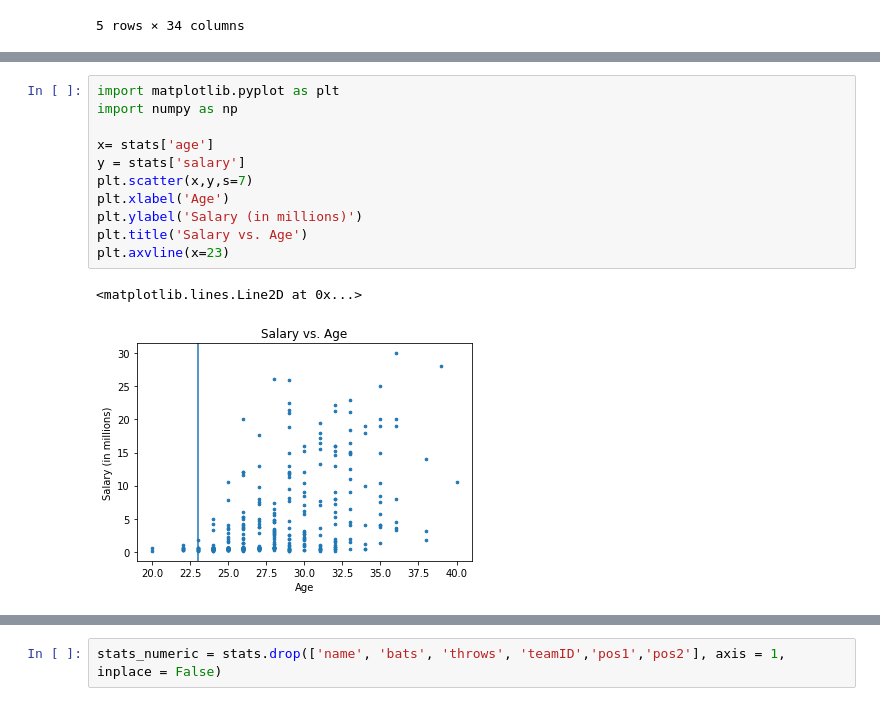
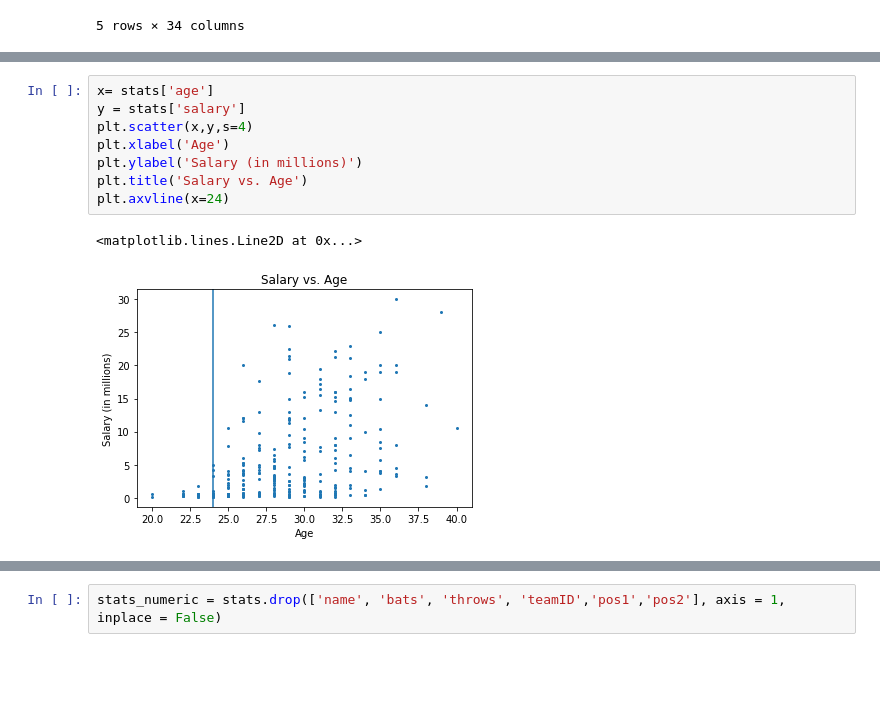
Before and after one commit to mnocerino23/MLB-Salary-Regressions, a Jupyter notebook: MLB_salaries_positionplayers_cleaned.ipynb, the cells around one changed output, grey strips where cells are left out. Drawn from its saved outputs; the diff is of its cells as text; blank space fills up the shorter version.

```diff
--- a/MLB_salaries_positionplayers_cleaned.ipynb
+++ b/MLB_salaries_positionplayers_cleaned.ipynb
@@ -280,16 +352,13 @@ plt.title('Salary vs. Rookie contract')
 Text(0.5, 1.0, 'Salary vs. Rookie contract')
 [figure]
 # %%
-import matplotlib.pyplot as plt
-import numpy as np
-
 x= stats['age']
 y = stats['salary']
-plt.scatter(x,y,s=7)
+plt.scatter(x,y,s=4)
 plt.xlabel('Age')
 plt.ylabel('Salary (in millions)')
 plt.title('Salary vs. Age')
-plt.axvline(x=23)
+plt.axvline(x=24)
 # %% [output]
 <matplotlib.lines.Line2D at 0x...>
-[figure, old version]
+[figure, new version]
```
Also changed, not shown: parts of 24 cells of this notebook.
